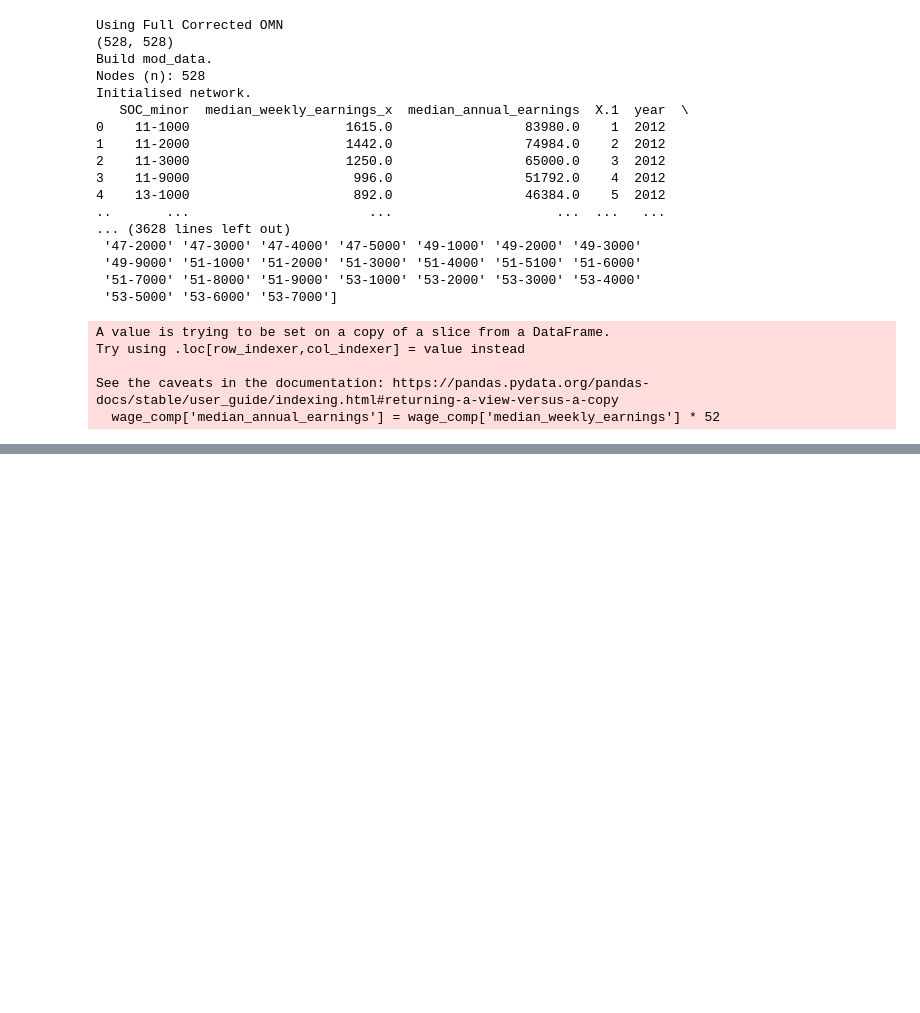
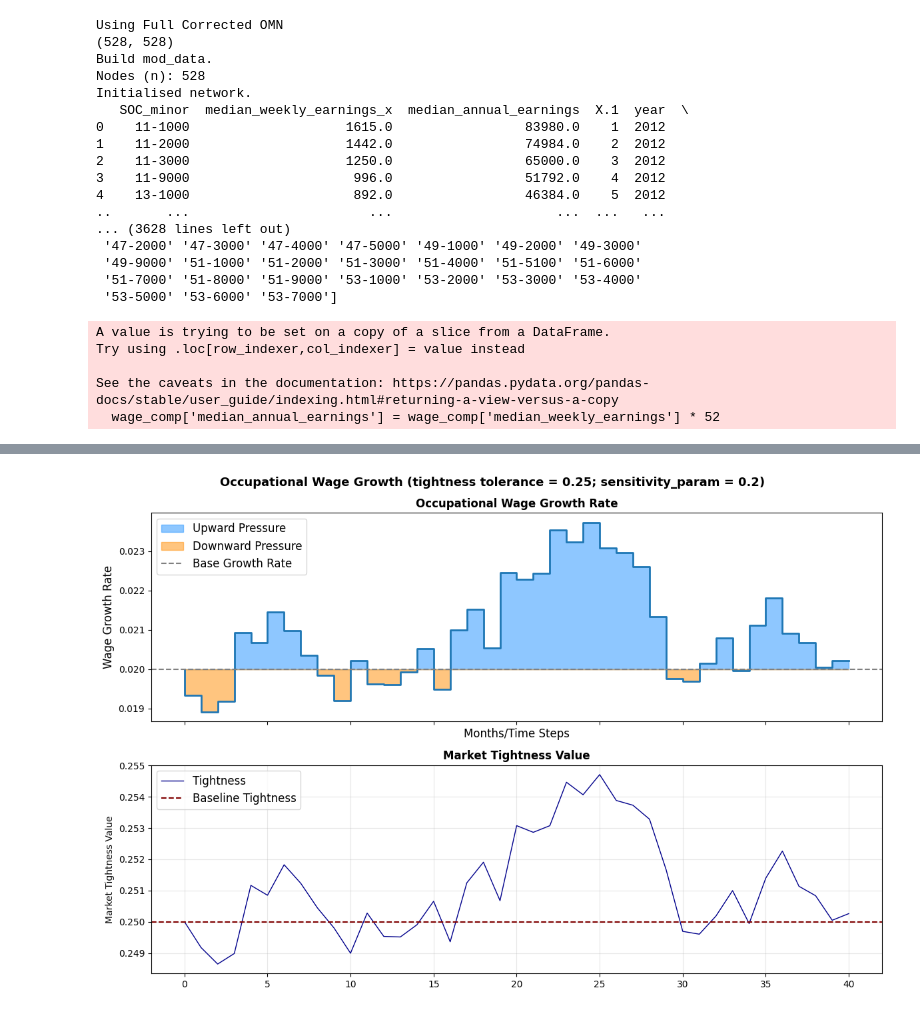
Before and after one commit to ebbam/transition_abm, a Jupyter notebook: calibration_remote/wage_distribution_summary.ipynb, the cells around one changed output, grey strips where cells are left out. Cells and saved outputs as stored; diff of their text form; code cells hidden in the pictures; blank space fills up the shorter version.

```diff
--- a/calibration_remote/wage_distribution_summary.ipynb
+++ b/calibration_remote/wage_distribution_summary.ipynb
@@ -527,0 +581,41 @@ plt.show()
+# %%
+def occ_wage_update(base_growth, sense_parameter, tightness_rand, tight_base): #, tightness, sense_parameter, tight_base):
+    return tightness_rand, base_growth + sense_parameter*(np.log(tightness_rand/tight_base))#sense_parameter*(np.log(tightness/tight_base))
+
+#for tight_val in [0.5]: #[0.1, 0.2, 0.3, 0.4, 0.5]:
+wage_pressures = [base_r]
+tightness_tol_ = 0.25
+tightness_vals = [tightness_tol_]
+for t in range(T):
+    tightness_, wage_press = occ_wage_update(base_r, sense_parameter = par_sens_, tightness_rand = np.clip(tightness_vals[-1] + np.random.normal(0, 0.001), 0.0001, 1), tight_base = tightness_tol_ ) # tight_val, par_sens_, tight_base)
+    wage_pressures.append(wage_press)
+    tightness_vals.append(tightness_)
+
+fig, (ax1, ax2) = plt.subplots(2, 1, sharex=True, figsize = (12,8))
+upward_pressures = [max(w - base_r, 0) + base_r for w in wage_pressures]
+downward_pressures = [min(w - base_r, 0) + base_r for w in wage_pressures]
+ax1.plot(np.arange(T+1), wage_pressures, linewidth=2, drawstyle = "steps")
+ax1.fill_between(np.arange(T+1),  upward_pressures, base_r, color = "dodgerblue", alpha = 0.5, step = 'pre', label = "Upward Pressure")
+ax1.fill_between(np.arange(T+1),  downward_pressures,  base_r, color = "darkorange", alpha = 0.5, step = 'pre', label = "Downward Pressure")
+ax1.axhline(y = base_r, linestyle = "dashed", color = "grey", label = "Base Growth Rate")
+
+ax1.set_xlabel('Months/Time Steps', fontsize=12)
+ax1.set_ylabel('Wage Growth Rate', fontsize=12)
+ax1.set_title(f'Occupational Wage Growth Rate', fontsize=12, fontweight='bold')
+ax1.tick_params(axis='y')
+
+ax2.set_ylabel('Market Tightness Value')
+ax2.set_title(f'Market Tightness Value', fontsize=12, fontweight='bold')
+ax2.plot(np.arange(T+1), tightness_vals, linewidth=1, color = "darkblue", label = "Tightness")
+ax2.axhline(tightness_tol_, color = "maroon", linestyle = "dashed", label = "Baseline Tightness")
+
+
+plt.suptitle(f'Occupational Wage Growth (tightness tolerance = 0.25; sensitivity_param = {par_sens_})', fontsize=13, fontweight='bold')
+fig.tight_layout()  # otherwise the right y-label is slightly clipped
+ax1.legend(fontsize=12, loc = "upper left", ncols=1)
+ax2.legend(fontsize=12, loc = "upper left", ncols=1)
+plt.grid(True, alpha=0.3)
+plt.savefig(f'{save_dir}/occupational_wage_pressure_idea.png', dpi=300)
+plt.show()
+# %% [output]
+[figure, added]
```
Also changed, not shown: parts of 10 cells of this notebook, 3 other files.
